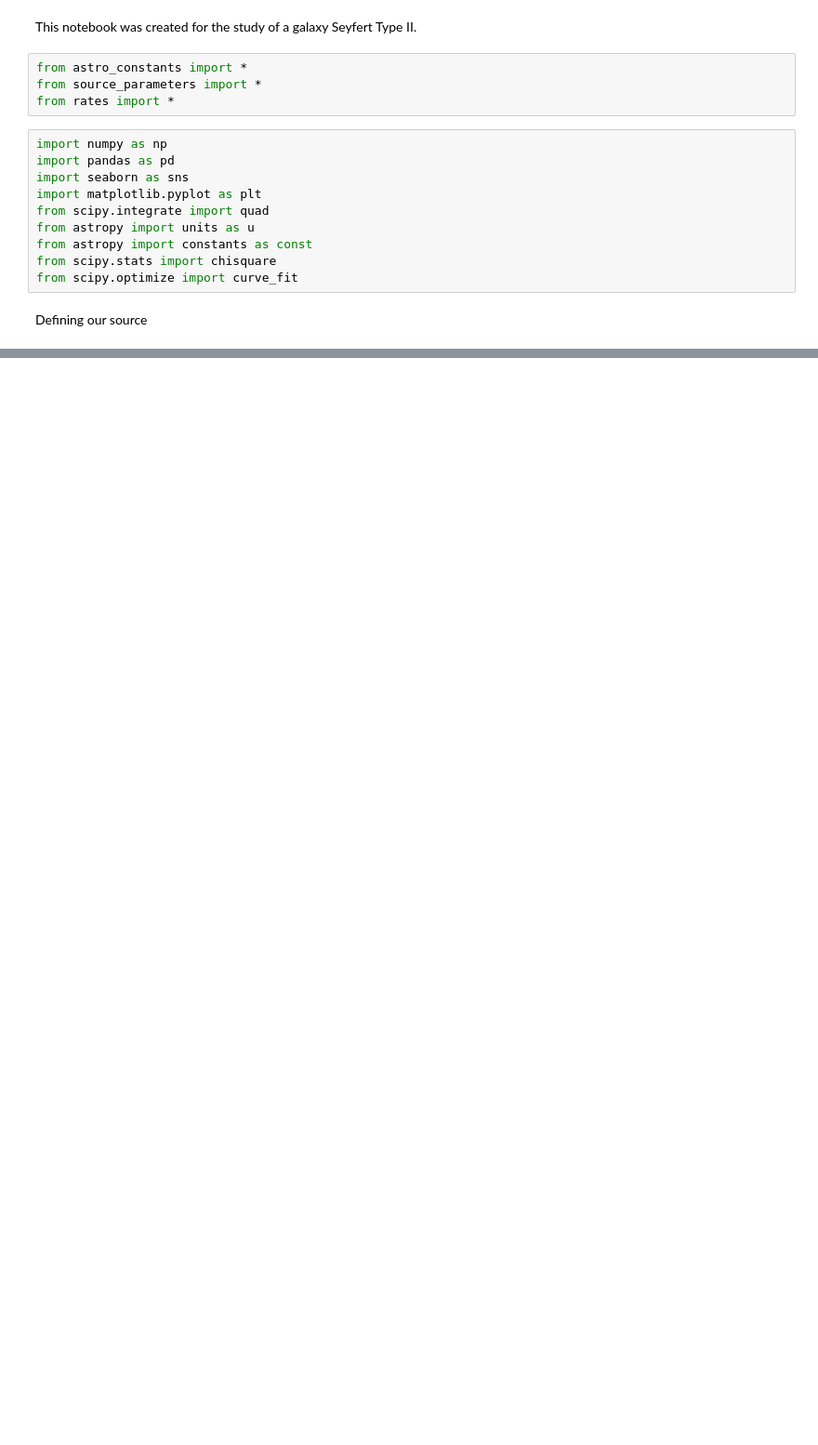
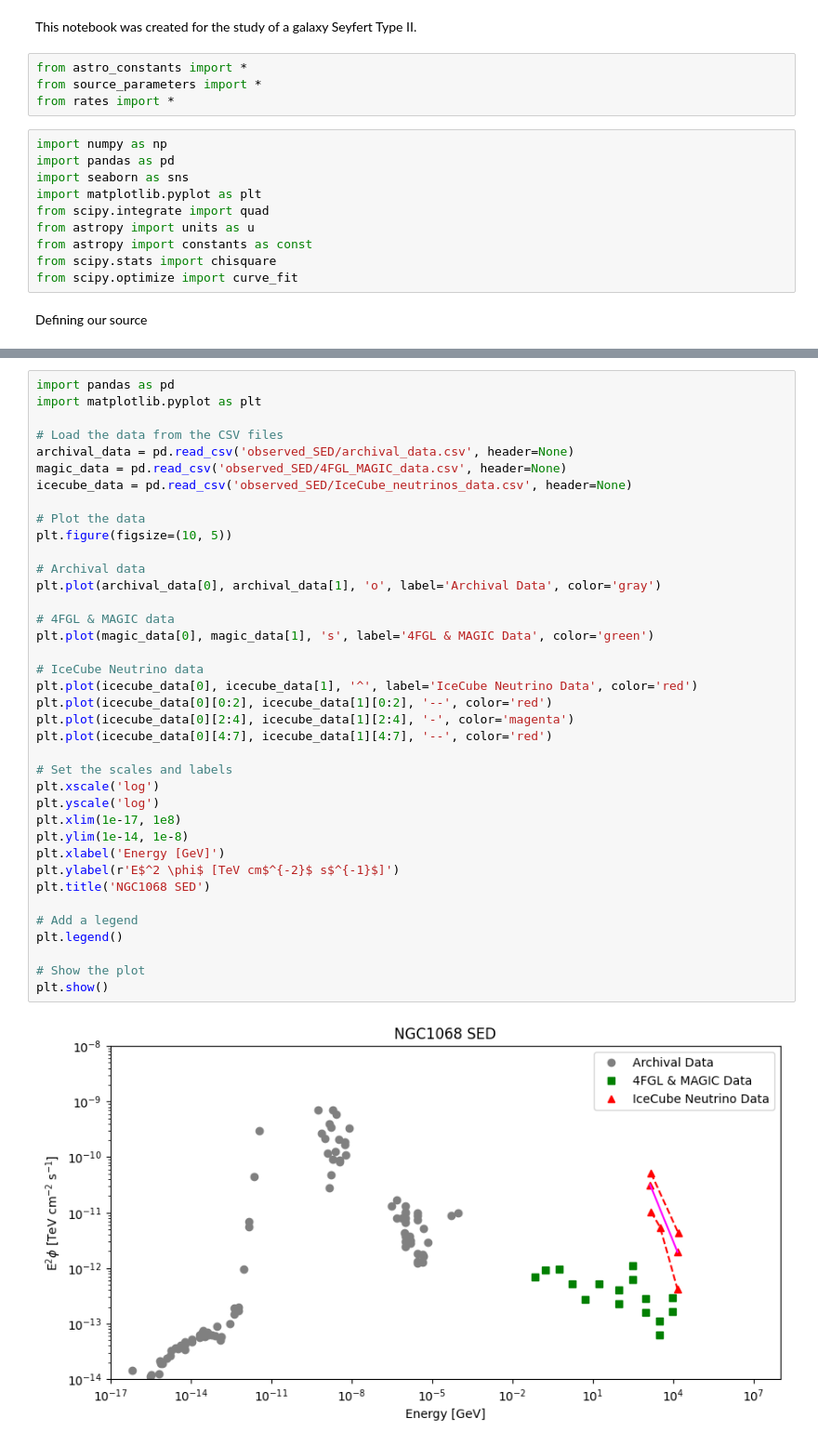
Before and after one commit to luanapassosreis/AGN_Studies, a Jupyter notebook: SED_reconstruction.ipynb, the cells around one changed output, grey strips where cells are left out. Shown at 93% size. Cells and saved outputs as stored; diff of their text form; blank space fills up the shorter version.

Commit message:
trying to plot IceCube's SED

```diff
--- a/SED_reconstruction.ipynb
+++ b/SED_reconstruction.ipynb
@@ -49,0 +50,40 @@ Reconnection Power:
+# %%
+import pandas as pd
+import matplotlib.pyplot as plt
+
+# Load the data from the CSV files
+archival_data = pd.read_csv('observed_SED/archival_data.csv', header=None)
+magic_data = pd.read_csv('observed_SED/4FGL_MAGIC_data.csv', header=None)
+icecube_data = pd.read_csv('observed_SED/IceCube_neutrinos_data.csv', header=None)
+
+# Plot the data
+plt.figure(figsize=(10, 5))
+
+# Archival data
+plt.plot(archival_data[0], archival_data[1], 'o', label='Archival Data', color='gray')
+
+# 4FGL & MAGIC data
+plt.plot(magic_data[0], magic_data[1], 's', label='4FGL & MAGIC Data', color='green')
+
+# IceCube Neutrino data
+plt.plot(icecube_data[0], icecube_data[1], '^', label='IceCube Neutrino Data', color='red')
+plt.plot(icecube_data[0][0:2], icecube_data[1][0:2], '--', color='red')
+plt.plot(icecube_data[0][2:4], icecube_data[1][2:4], '-', color='magenta')
+plt.plot(icecube_data[0][4:7], icecube_data[1][4:7], '--', color='red')
+
+# Set the scales and labels
+plt.xscale('log')
+plt.yscale('log')
+plt.xlim(1e-17, 1e8)
+plt.ylim(1e-14, 1e-8)
+plt.xlabel('Energy [GeV]')
+plt.ylabel(r'E$^2 \phi$ [TeV cm$^{-2}$ s$^{-1}$]')
+plt.title('NGC1068 SED')
+
+# Add a legend
+plt.legend()
+
+# Show the plot
+plt.show()
+# %% [output]
+[figure, added]
```
Also changed, not shown: parts of 3 cells of this notebook, 6 other files.
